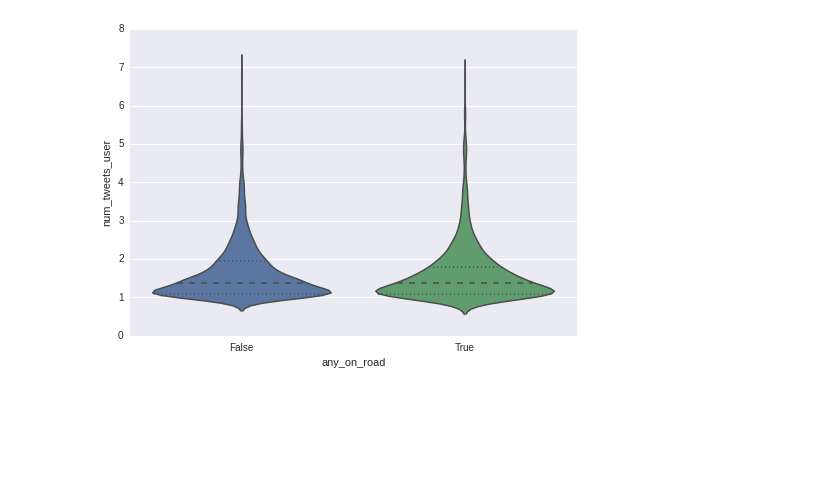
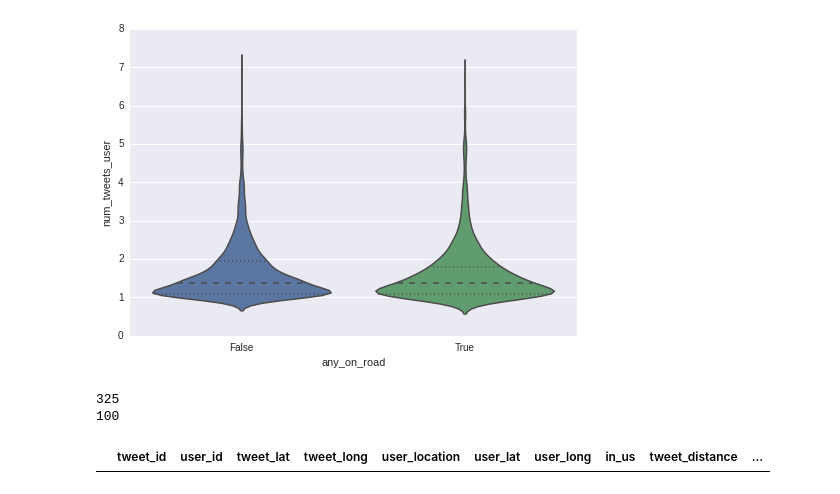
Before and after one commit to pcallier/insight, a Jupyter notebook: notebooks/Explore.ipynb, the cells around one changed output. Saved outputs shown, nothing was run; the diff lists cells and outputs as text; code cells hidden in the pictures; blank space fills up the shorter version.

```diff
--- a/notebooks/Explore.ipynb
+++ b/notebooks/Explore.ipynb
@@ -218,0 +227,11 @@ seaborn.violinplot(tweet_freqs.num_tweets_user.map(np.log), groupby=tweet_freqs.
+# %%
+print geotopics.dropna().any_on_road.shape[0]
+print geotopics.dropna().any_on_road.sum()
+# %% [output]
+325
+100
+# %%
+geotags[geotags['user_id']=='74998364']
+#geotopics
+# %% [output]
+|  | tweet_id | user_id | tweet_lat | tweet_long | user_location | user_lat | user_long | in_us | tweet_distance | ... |
```
Also changed, not shown: parts of 6 cells of this notebook.
